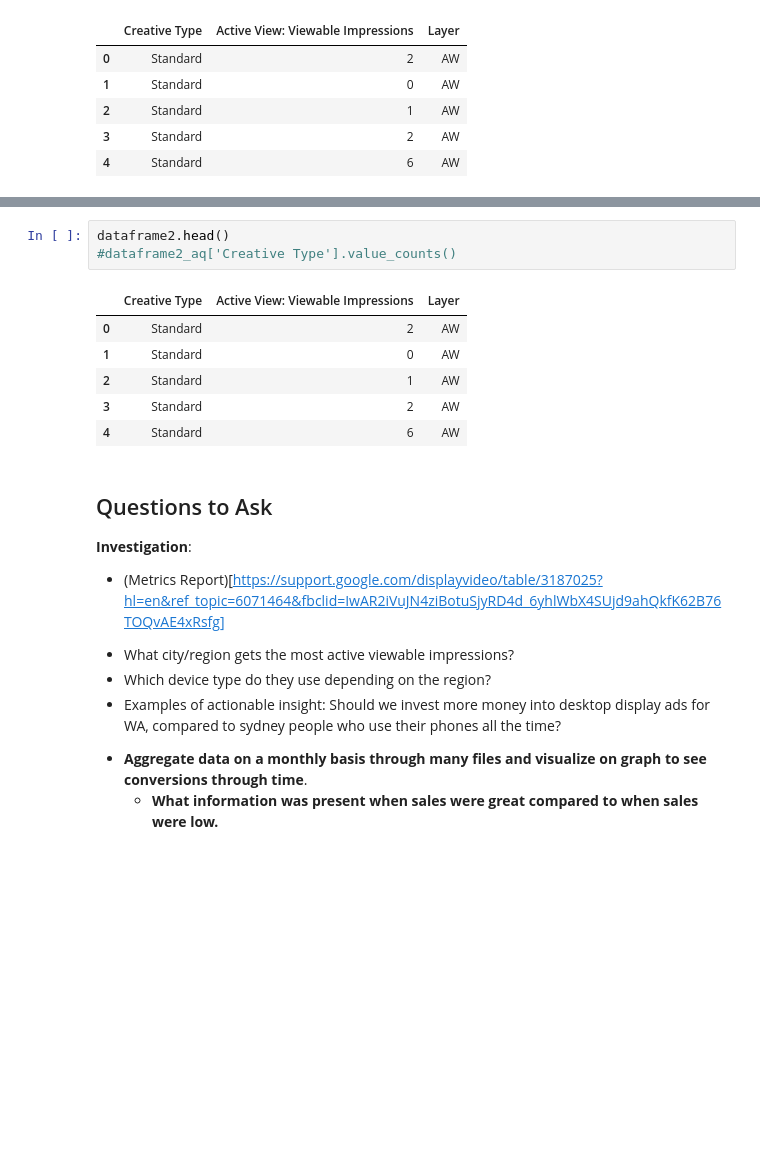
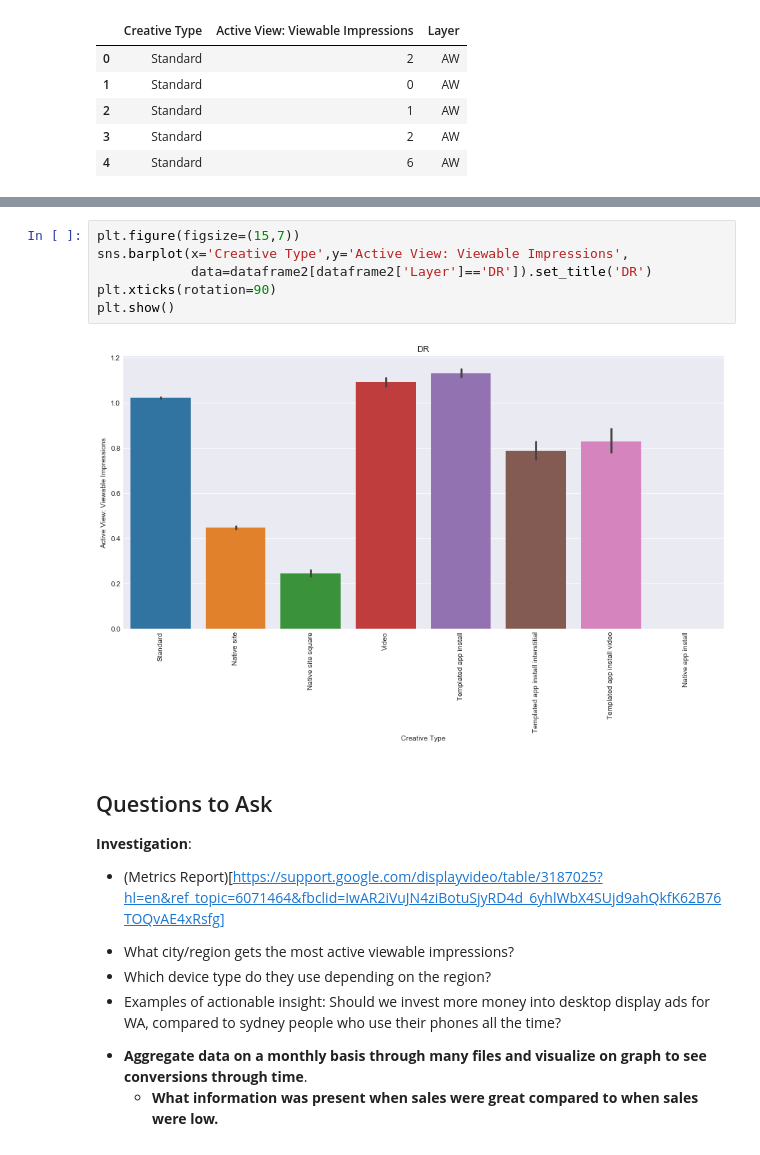
Before and after one commit to williamxnguyen/B1-X-Bench, a Jupyter notebook: masters_file.ipynb, the cells around one changed output, grey strips where cells are left out. Drawn from its saved outputs; the diff is of its cells as text; blank space fills up the shorter version.

Commit message:
Adding visualization graph to show affect of active views in Direct Response layer by different creative ad types.

```diff
--- a/masters_file.ipynb
+++ b/masters_file.ipynb
@@ -552,13 +556,11 @@ plt.legend(loc='best')
-# %%
-dataframe2.head()
-#dataframe2_aq['Creative Type'].value_counts()
-# %% [output]
-|  | Creative Type | Active View: Viewable Impressions | Layer |
-| 0 | Standard | 2 | AW |
-| 1 | Standard | 0 | AW |
-| 2 | Standard | 1 | AW |
-| 3 | Standard | 2 | AW |
-| 4 | Standard | 6 | AW |
+# %%
+plt.figure(figsize=(15,7))
+sns.barplot(x='Creative Type',y='Active View: Viewable Impressions',
+            data=dataframe2[dataframe2['Layer']=='DR']).set_title('DR')
+plt.xticks(rotation=90)
+plt.show()
+# %% [output]
+[figure, added]
 # %% [markdown]
 ## Questions to Ask
 **Investigation**:
```
Also changed, not shown: parts of 1 cell of this notebook.
